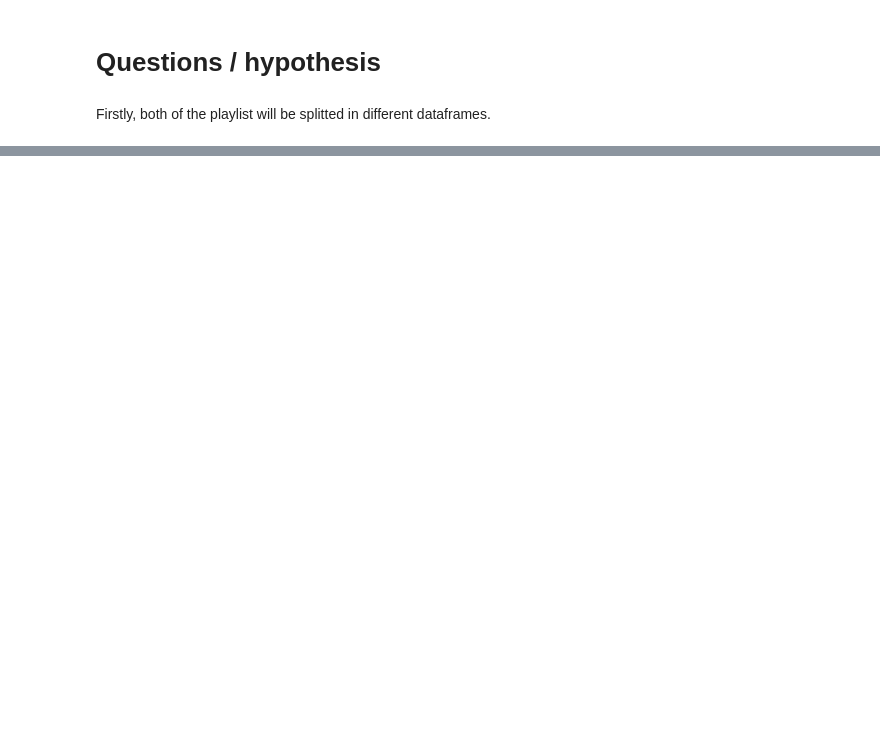
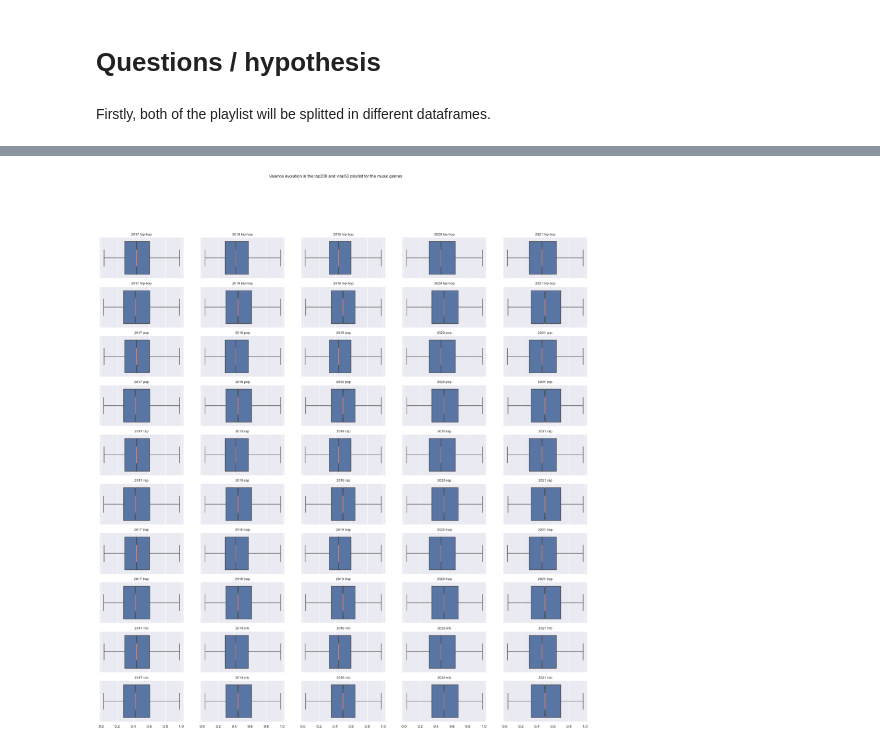
Before and after one commit to annassanchez/ETL_project, a Jupyter notebook: notebooks/6-analysis.ipynb, the cells around one changed output, grey strips where cells are left out. Saved outputs shown, nothing was run; the diff lists cells and outputs as text; code cells hidden in the pictures; blank space fills up the shorter version.

```diff
--- a/notebooks/6-analysis.ipynb
+++ b/notebooks/6-analysis.ipynb
@@ -483,0 +170,4 @@ c.set_xticklabels(labels = test['date'].unique().tolist(), rotation=90)
+# %%
+top5_musicgenre = df.groupby(['music_genre'])['streams'].sum().reset_index().sort_values(by = 'streams', ascending = False).head(5)
+top5_musicgenre['ratio'] = top5_musicgenre['streams'] * 100 / (df[~df['streams'].isnull()]['streams'].sum())
+top5_musicgenre
@@ -483,0 +181,26 @@ c.set_xticklabels(labels = test['date'].unique().tolist(), rotation=90)
+# %%
+sns.set_theme(style="darkgrid")
+genres = [val for val in top5_musicgenre['music_genre'].tolist() for _ in (0, 1)]
+list_years = top200.sort_values(by = ['playlist_date'])['playlist_date'].dt.year.unique().tolist()
+fig, axs = plt.subplots(ncols=len(list_years), nrows = len(genres), figsize = (25, 25), sharex=True,)
+
+#axs = axs.flat
+rows = [0, 1]
+fig.suptitle('Valence evolution in the top200 and viral50 playlist for the music genres', fontsize=12)
+
+for genre, row in zip(genres, list(range(0, 10))):
+    for year in list_years:
+        if row % 2 == 0:
+            #print(genre, year, 'top200')
+            sns.boxplot(x=top200[top200['playlist_date'].dt.year == year].valence, data = top200[top200['playlist_date'].dt.year == year], medianprops={"color": "coral"}, notch=True,flierprops={"marker": "x"}, orient='v',
+                ax=axs[row][list_years.index(year)]) ;
+            axs[row][list_years.index(year)].set_title(str(year) + ' ' + genre, fontsize=10, )
+            axs[row][list_years.index(year)].set_xlabel("")
+        elif row % 2 != 0:
+            #print(genre, year, 'viral50')
+            sns.boxplot(x=viral50[viral50['playlist_date'].dt.year == year].valence, data = viral50[viral50['playlist_date'].dt.year == year], notch=True, flierprops={"marker": "x"}, orient='v',
+                ax=axs[row][list_years.index(year)], medianprops={"color": "coral"}) ;
+            axs[row][list_years.index(year)].set_title(str(year) + ' ' + genre, fontsize=10, )
+            axs[row][list_years.index(year)].set_xlabel("")
+# %% [output]
+[figure, added]
```
Also changed, not shown: parts of 115 cells of this notebook.
